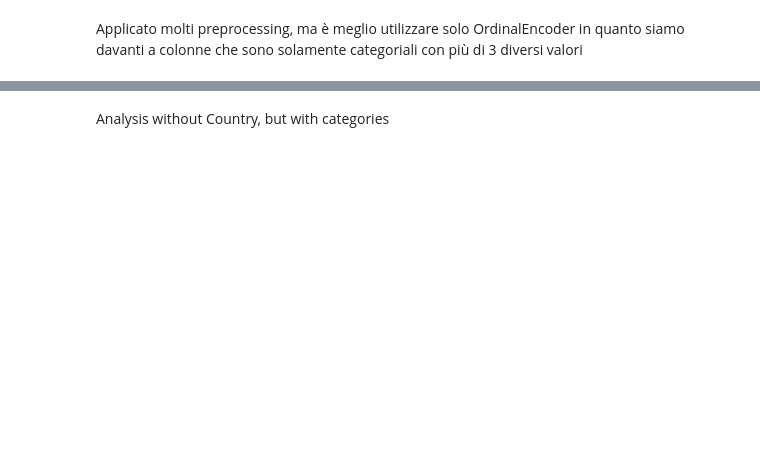
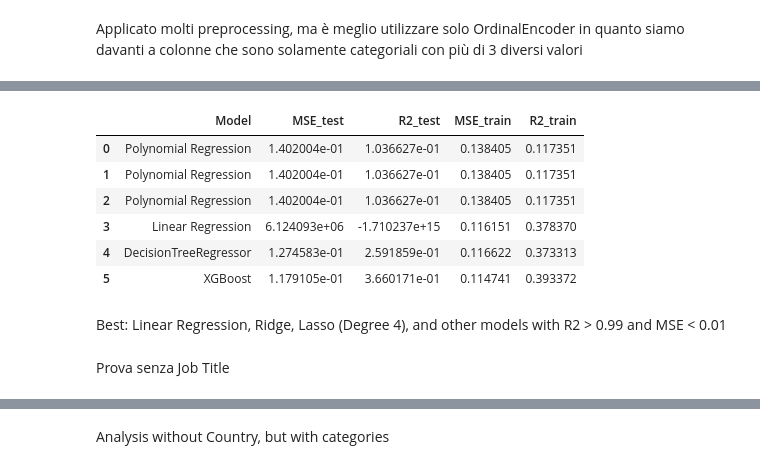
Before and after one commit to RVJIM/Machine-Learning_Salary, a Jupyter notebook: main.ipynb, the cells around one changed output, grey strips where cells are left out. Saved outputs shown, nothing was run; the diff lists cells and outputs as text; code cells hidden in the pictures; blank space fills up the shorter version.

```diff
--- a/main.ipynb
+++ b/main.ipynb
@@ -454,0 +594,3 @@ df_models_val_main
+# %%
+y_minmax = df['MinMax_Salary']
+df_models_main_minmax = models(X, y_minmax, 'Main_MinMax')
@@ -454,0 +615,10 @@ df_models_val_main
+# %%
+df_models_main_minmax
+# %% [output]
+|  | Model | MSE_test | R2_test | MSE_train | R2_train |
+| 0 | Polynomial Regression | 1.402004e-01 | 1.036627e-01 | 0.138405 | 0.117351 |
+| 1 | Polynomial Regression | 1.402004e-01 | 1.036627e-01 | 0.138405 | 0.117351 |
+| 2 | Polynomial Regression | 1.402004e-01 | 1.036627e-01 | 0.138405 | 0.117351 |
+| 3 | Linear Regression | 6.124093e+06 | -1.710237e+15 | 0.116151 | 0.378370 |
+| 4 | DecisionTreeRegressor | 1.274583e-01 | 2.591859e-01 | 0.116622 | 0.373313 |
+| 5 | XGBoost | 1.179105e-01 | 3.660171e-01 | 0.114741 | 0.393372 |
@@ -454,0 +630,4 @@ df_models_val_main
+# %% [markdown]
+Best: Linear Regression, Ridge, Lasso (Degree 4), and other models with R2 > 0.99 and MSE < 0.01
+# %% [markdown]
+Prova senza Job Title
```
Also changed, not shown: parts of 43 cells of this notebook, 45 other files.
